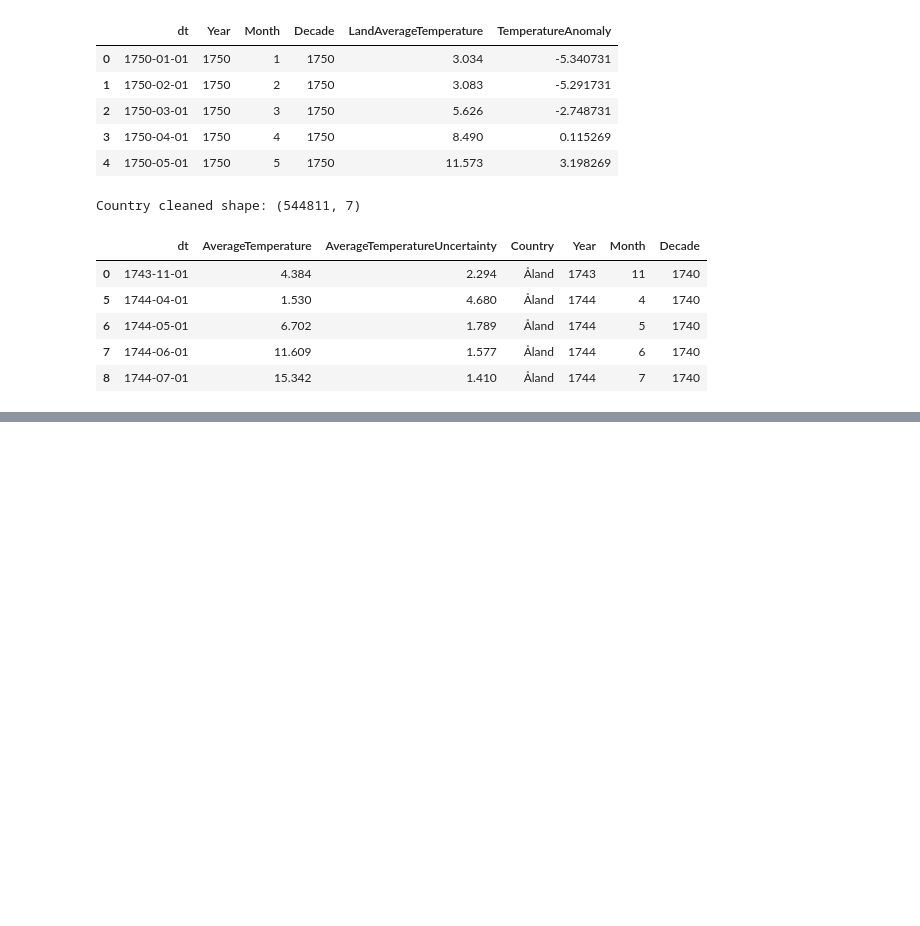
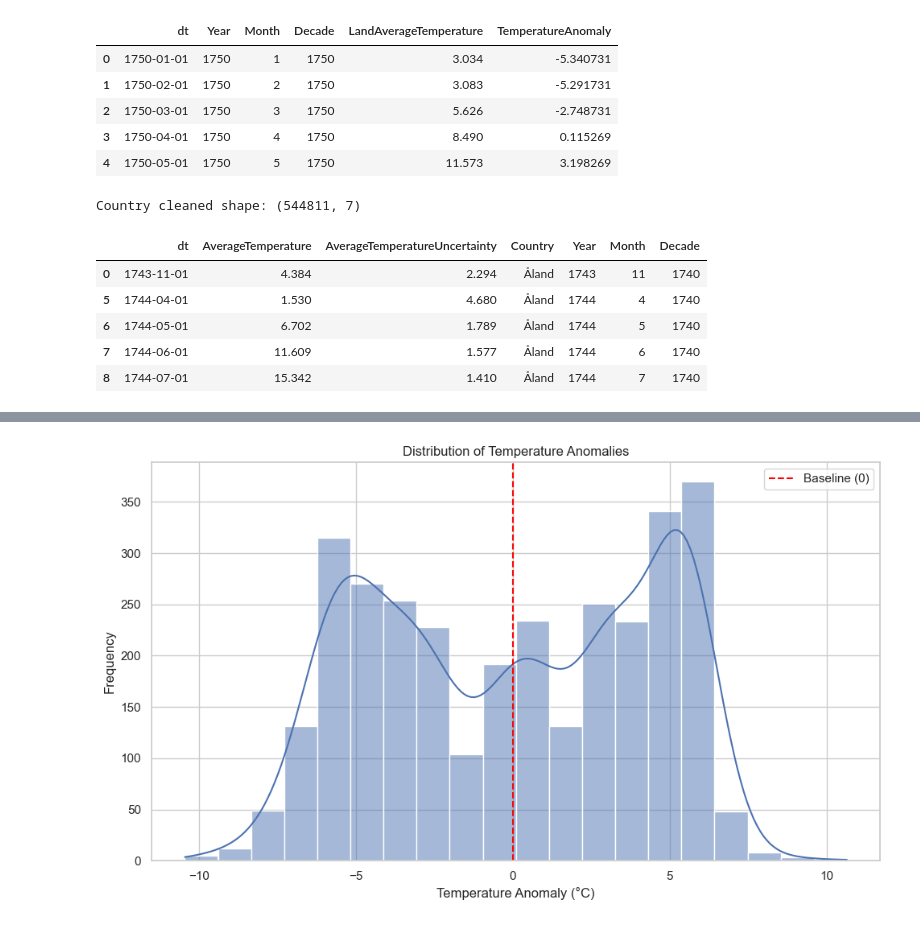
Before and after one commit to npau22406/climate-change-project, a Jupyter notebook: project-notebook.ipynb, the cells around one changed output, grey strips where cells are left out. Drawn from its saved outputs; the diff is of its cells as text; code cells hidden in the pictures; blank space fills up the shorter version.

```diff
--- a/project-notebook.ipynb
+++ b/project-notebook.ipynb
@@ -173,0 +239,21 @@ plt.show()
+# %%
+# Histogram
+plt.figure(figsize = (10, 6))
+
+sns.histplot(
+    global_clean["TemperatureAnomaly"],
+    bins=20,
+    kde=True
+)
+
+plt.axvline(0, color='red', linestyle = '--', label='Baseline (0)')
+
+plt.title("Distribution of Temperature Anomalies")
+plt.xlabel("Temperature Anomaly (°C)")
+plt.ylabel("Frequency")
+
+plt.legend()
+plt.tight_layout()
+plt.show()
+# %% [output]
+[figure, added]
```
Also changed, not shown: parts of 13 cells of this notebook.
